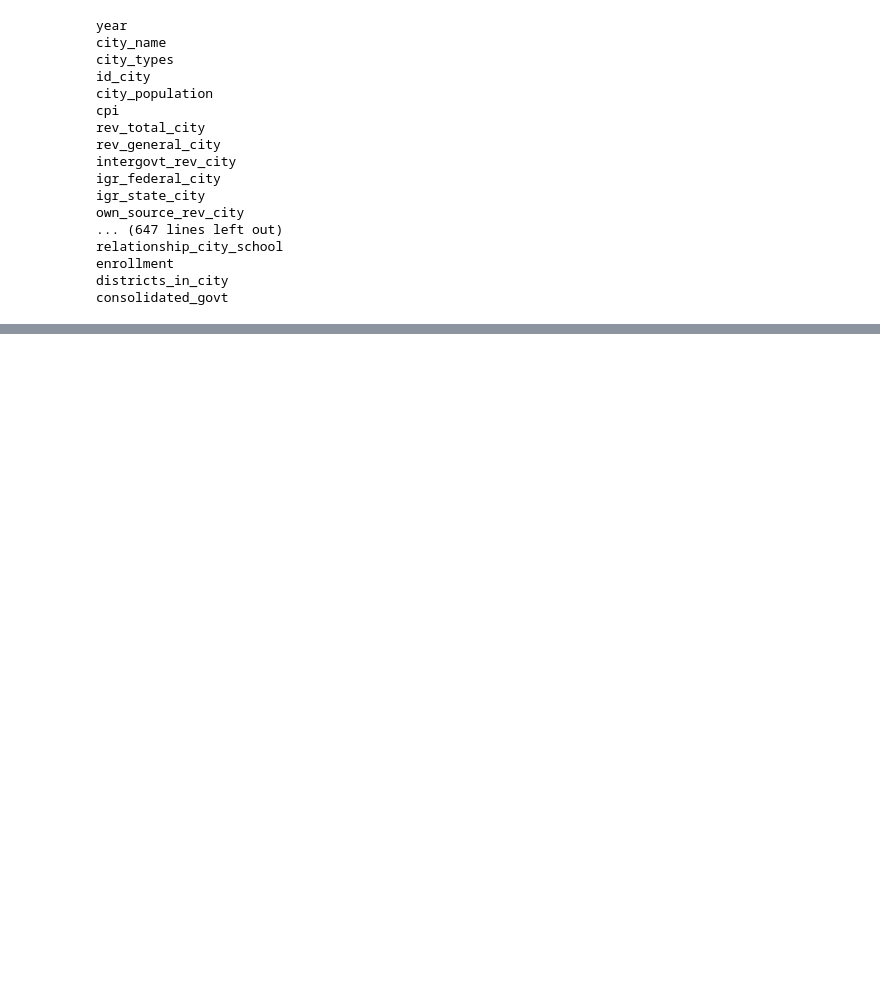
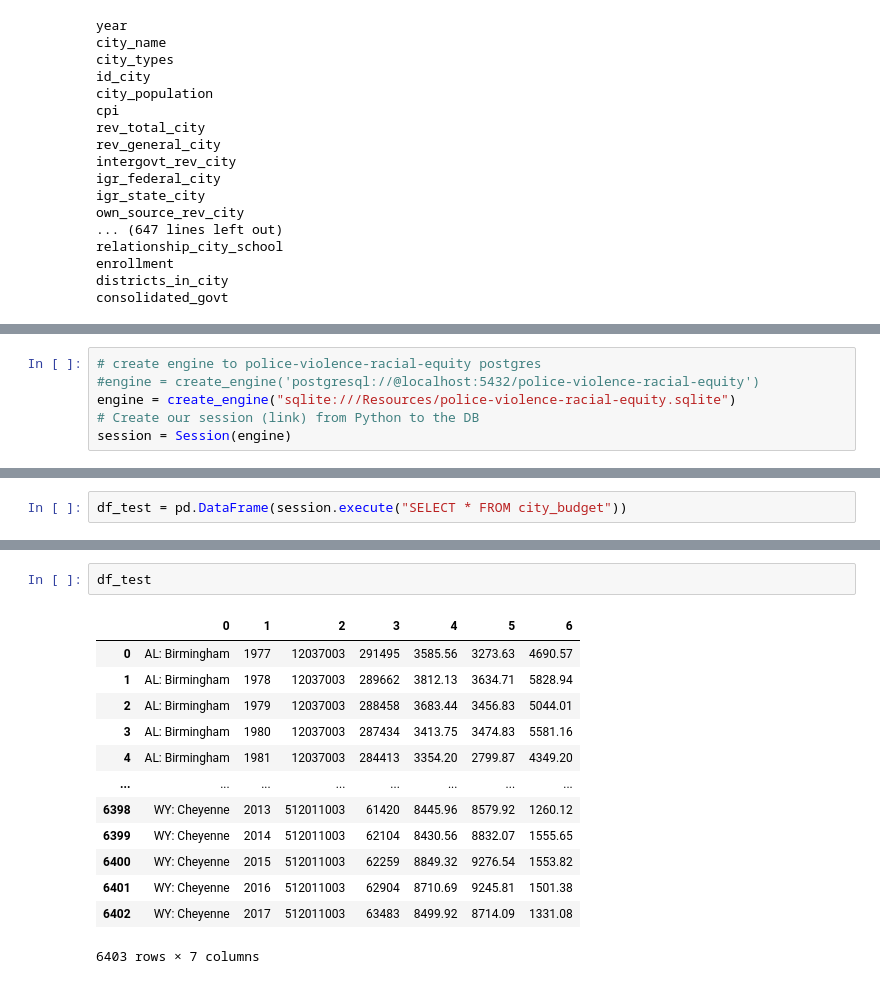
Before and after one commit to cjengleson/Project-1.5-Repo, a Jupyter notebook: police-violence-racial-equity - Derek.ipynb, the cells around one changed output, grey strips where cells are left out. Cells and saved outputs as stored; diff of their text form; blank space fills up the shorter version.

```diff
--- a/police-violence-racial-equity - kaggle.ipynb
+++ b/police-violence-racial-equity - Derek.ipynb
@@ -86,0 +135,6 @@ consolidated_govt
+# %%
+# create engine to police-violence-racial-equity postgres
+#engine = create_engine('postgresql://@localhost:5432/police-violence-racial-equity')
+engine = create_engine("sqlite:///Resources/police-violence-racial-equity.sqlite")
+# Create our session (link) from Python to the DB
+session = Session(engine)
@@ -86,0 +153,2 @@ consolidated_govt
+# %%
+df_test = pd.DataFrame(session.execute("SELECT * FROM city_budget"))
@@ -86,0 +166,16 @@ consolidated_govt
+# %%
+df_test
+# %% [output]
+|  | 0 | 1 | 2 | 3 | 4 | 5 | 6 |
+| 0 | AL: Birmingham | 1977 | 12037003 | 291495 | 3585.56 | 3273.63 | 4690.57 |
+| 1 | AL: Birmingham | 1978 | 12037003 | 289662 | 3812.13 | 3634.71 | 5828.94 |
+| 2 | AL: Birmingham | 1979 | 12037003 | 288458 | 3683.44 | 3456.83 | 5044.01 |
+| 3 | AL: Birmingham | 1980 | 12037003 | 287434 | 3413.75 | 3474.83 | 5581.16 |
+| 4 | AL: Birmingham | 1981 | 12037003 | 284413 | 3354.20 | 2799.87 | 4349.20 |
+| ... | ... | ... | ... | ... | ... | ... | ... |
+| 6398 | WY: Cheyenne | 2013 | 512011003 | 61420 | 8445.96 | 8579.92 | 1260.12 |
+| 6399 | WY: Cheyenne | 2014 | 512011003 | 62104 | 8430.56 | 8832.07 | 1555.65 |
+| 6400 | WY: Cheyenne | 2015 | 512011003 | 62259 | 8849.32 | 9276.54 | 1553.82 |
+| 6401 | WY: Cheyenne | 2016 | 512011003 | 62904 | 8710.69 | 9245.81 | 1501.38 |
+| 6402 | WY: Cheyenne | 2017 | 512011003 | 63483 | 8499.92 | 8714.09 | 1331.08 |
+6403 rows × 7 columns
```
Also changed, not shown: parts of 9 cells of this notebook, 1 other file.
